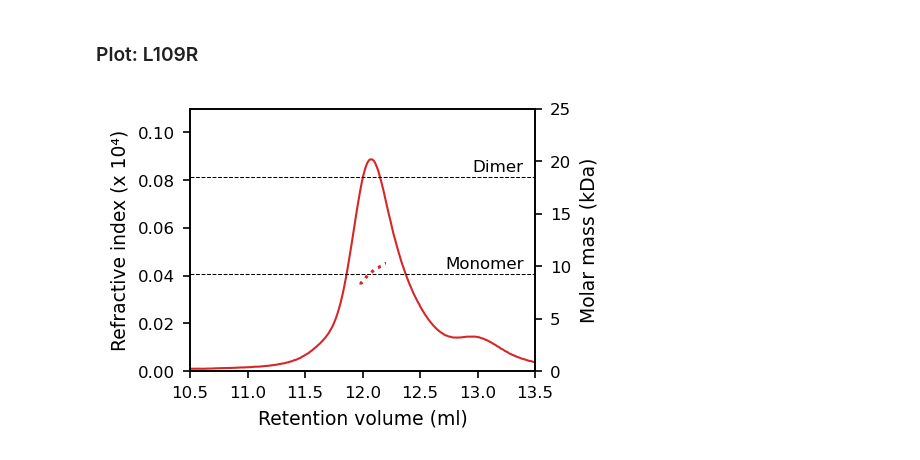
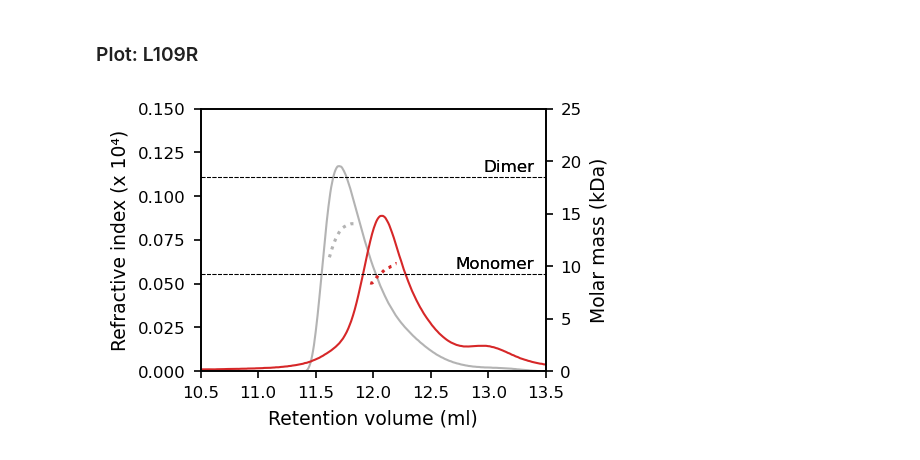
Before and after one commit to goehringlab/2023-Bland-bioRxiv, a Jupyter notebook: scripts/Analysis/SecMals/Traces.ipynb, the cells around one changed output. Cells and saved outputs as stored; diff of their text form; code cells hidden in the pictures.

Commit message:
New sec-mals figures

```diff
--- a/scripts/Analysis/SecMals/Traces.ipynb
+++ b/scripts/Analysis/SecMals/Traces.ipynb
@@ -104,11 +104,12 @@ fig.savefig('Figs/wt_titration.png', dpi=600, transparent=True)
 # %% [markdown]
 ### Plot: L109R
 # %%
-fig, ax1, ax2 = create_fig(csv_L109R, ylim1=[0, 0.1], c='tab:red')
+fig, ax1, ax2 = create_fig(csv_wt_750ugml,  c='0.7')
+fig, ax1, ax2 = create_fig(csv_L109R, fig=fig, ax1=ax1, ax2=ax2, ylim1=[0, 0.1], c='tab:red')
 fig.set_size_inches(3.8,2.8)
-ax1.set_ylim(top=0.11)
+ax1.set_ylim(top=0.15)
 fig.set_size_inches(3.5, 2.5)
 fig.subplots_adjust(left=0.2, bottom=0.2, top=0.9)
 fig.savefig('Figs/L109R.png', dpi=600, transparent=True)
 # %% [output]
-[figure, old version]
+[figure, new version]
```
Also changed, not shown: 1 other file.
